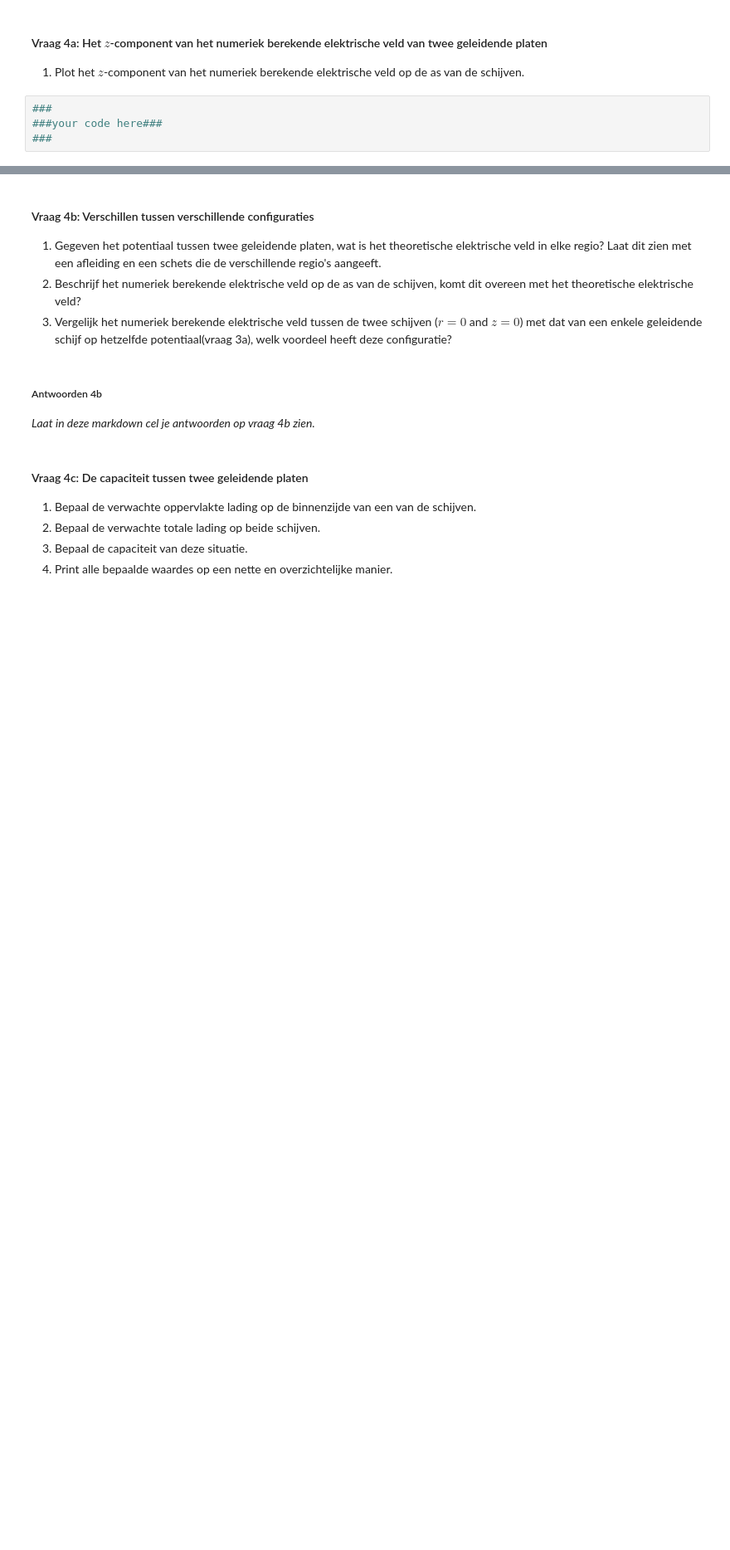
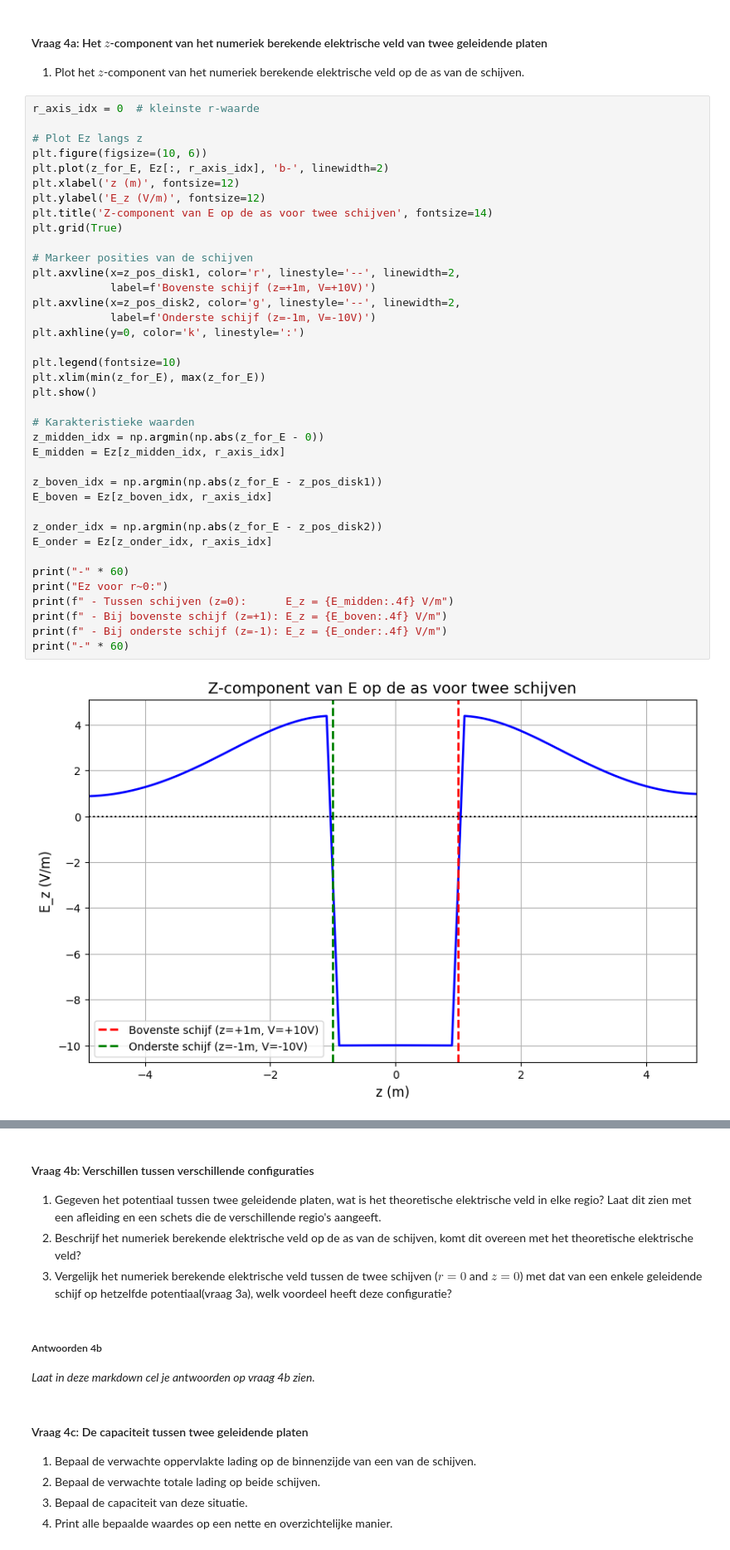
Before and after one commit to florisdekker148-bit/Floris-opdrachten-DEF-D, a Jupyter notebook: DigitaleOntwerpopdrachten/1CondensatorOpdracht/CondensatorOntwerpopdracht.ipynb, the cells around one changed output, grey strips where cells are left out. Shown at 83% size. Cells and saved outputs as stored; diff of their text form; blank space fills up the shorter version.

```diff
--- a/DigitaleOntwerpopdrachten/1CondensatorOpdracht/CondensatorOntwerpopdracht.ipynb
+++ b/DigitaleOntwerpopdrachten/1CondensatorOpdracht/CondensatorOntwerpopdracht.ipynb
@@ -544,6 +544,42 @@ plot_results_disk(Ez, Er, normE, V, r, z, grid_step, disk_radius, z_pos_disk1, z
 
 1. Plot het $z$-component van het numeriek berekende elektrische veld op de as van de schijven.
 # %%
-###
-###your code here###
-###
+r_axis_idx = 0  # kleinste r-waarde
+
+# Plot Ez langs z
+plt.figure(figsize=(10, 6))
+plt.plot(z_for_E, Ez[:, r_axis_idx], 'b-', linewidth=2)
+plt.xlabel('z (m)', fontsize=12)
+plt.ylabel('E_z (V/m)', fontsize=12)
+plt.title('Z-component van E op de as voor twee schijven', fontsize=14)
+plt.grid(True)
+
+# Markeer posities van de schijven
+plt.axvline(x=z_pos_disk1, color='r', linestyle='--', linewidth=2,
+            label=f'Bovenste schijf (z=+1m, V=+10V)')
+plt.axvline(x=z_pos_disk2, color='g', linestyle='--', linewidth=2,
+            label=f'Onderste schijf (z=-1m, V=-10V)')
+plt.axhline(y=0, color='k', linestyle=':')
+
+plt.legend(fontsize=10)
+plt.xlim(min(z_for_E), max(z_for_E))
+plt.show()
+
+# Karakteristieke waarden
+z_midden_idx = np.argmin(np.abs(z_for_E - 0))
+E_midden = Ez[z_midden_idx, r_axis_idx]
+
+z_boven_idx = np.argmin(np.abs(z_for_E - z_pos_disk1))
+E_boven = Ez[z_boven_idx, r_axis_idx]
+
+z_onder_idx = np.argmin(np.abs(z_for_E - z_pos_disk2))
+E_onder = Ez[z_onder_idx, r_axis_idx]
+
+print("-" * 60)
+print("Ez voor r~0:")
+print(f" - Tussen schijven (z=0):      E_z = {E_midden:.4f} V/m")
+print(f" - Bij bovenste schijf (z=+1): E_z = {E_boven:.4f} V/m")
+print(f" - Bij onderste schijf (z=-1): E_z = {E_onder:.4f} V/m")
+print("-" * 60)
+# %% [output]
+[figure, added]
```
Also changed, not shown: parts of 1 cell of this notebook.
